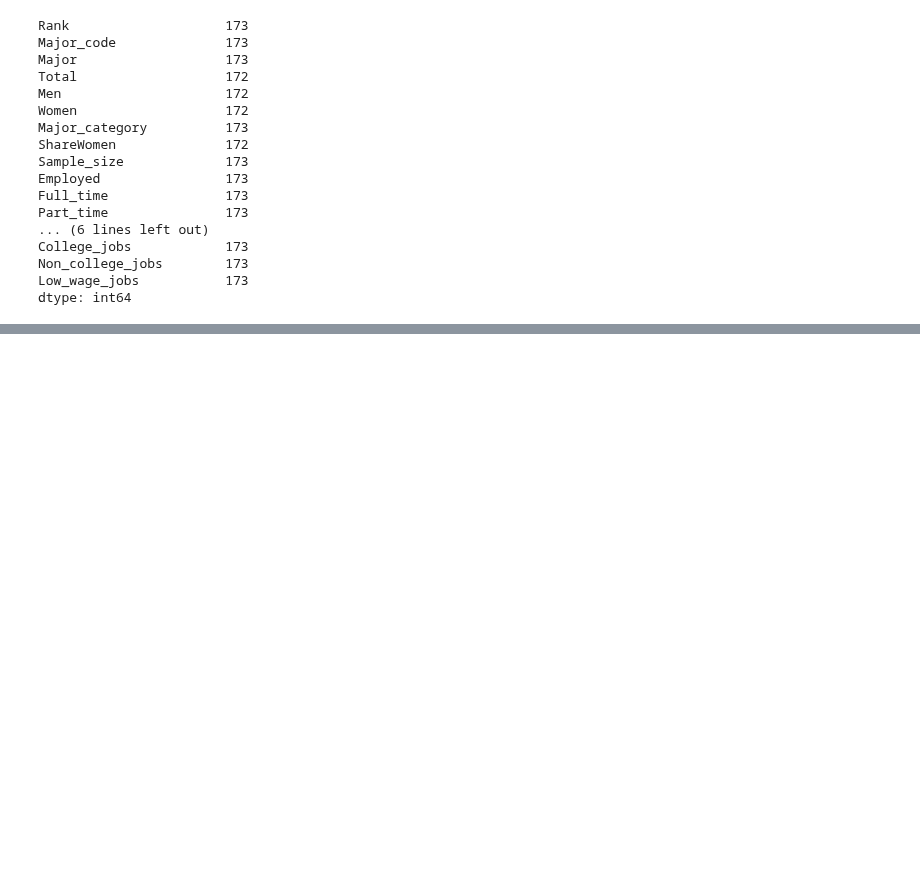
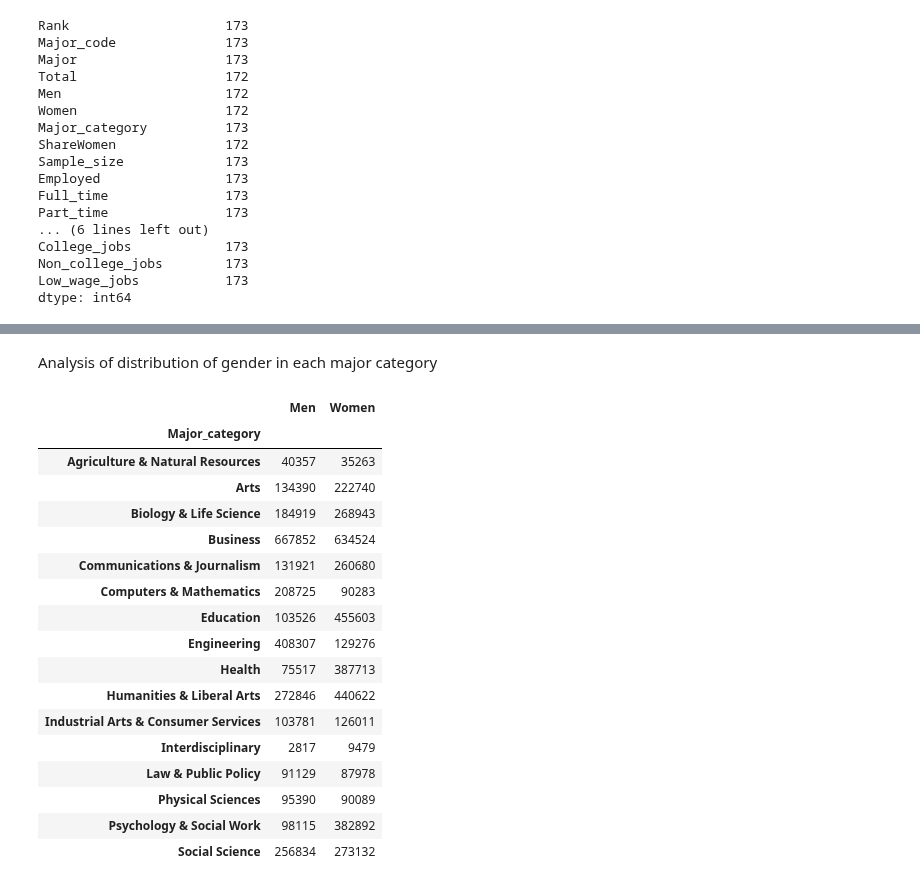
Before and after one commit to O4b1t/data-science-2024F, a Jupyter notebook: unit2/Unit2Project.ipynb, the cells around one changed output, grey strips where cells are left out. Saved outputs shown, nothing was run; the diff lists cells and outputs as text; code cells hidden in the pictures; blank space fills up the shorter version.

```diff
--- a/unit2/Unit2Project.ipynb
+++ b/unit2/Unit2Project.ipynb
@@ -145,0 +194,24 @@ Number of departments: 16
+# %% [markdown]
+Analysis of distribution of gender in each major category
+# %%
+gender_distribution = reviews.groupby('Major_category')[['Men', 'Women']].sum().astype(int)
+gender_distribution
+# %% [output]
+|  | Men | Women |
+| Major_category |  |  |
+| Agriculture & Natural Resources | 40357 | 35263 |
+| Arts | 134390 | 222740 |
+| Biology & Life Science | 184919 | 268943 |
+| Business | 667852 | 634524 |
+| Communications & Journalism | 131921 | 260680 |
+| Computers & Mathematics | 208725 | 90283 |
+| Education | 103526 | 455603 |
+| Engineering | 408307 | 129276 |
+| Health | 75517 | 387713 |
+| Humanities & Liberal Arts | 272846 | 440622 |
+| Industrial Arts & Consumer Services | 103781 | 126011 |
+| Interdisciplinary | 2817 | 9479 |
+| Law & Public Policy | 91129 | 87978 |
+| Physical Sciences | 95390 | 90089 |
+| Psychology & Social Work | 98115 | 382892 |
+| Social Science | 256834 | 273132 |
```
Also changed, not shown: parts of 5 cells of this notebook.
